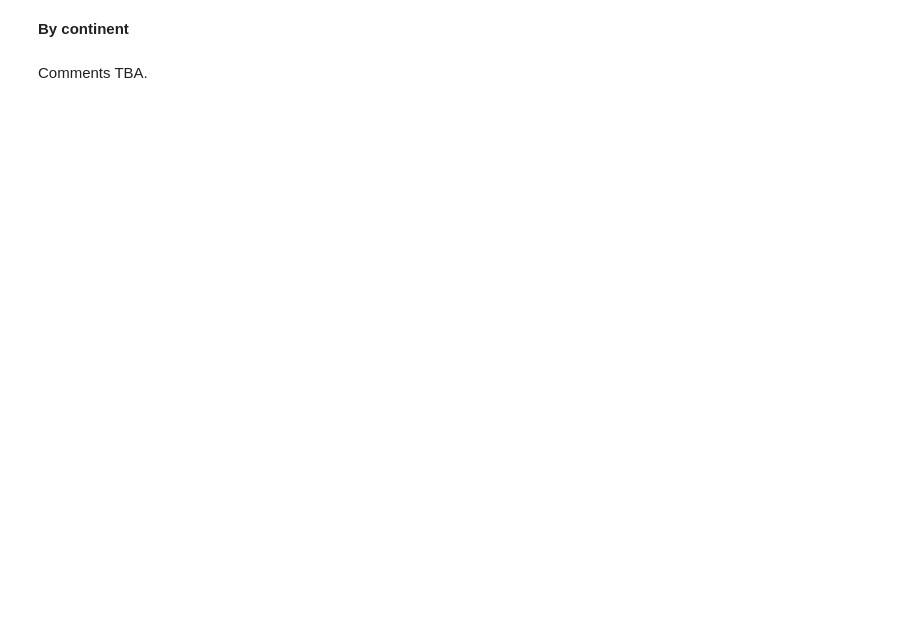
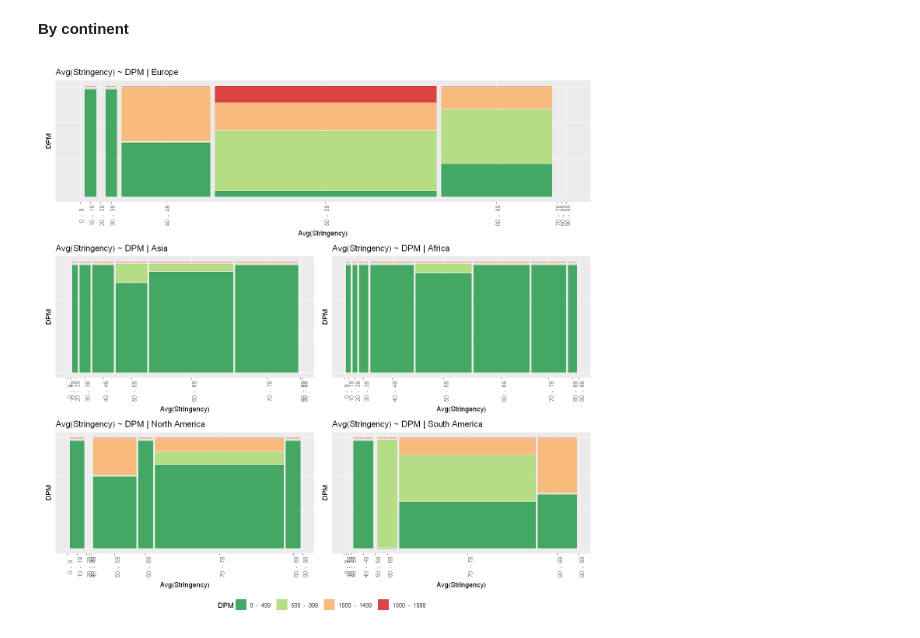
Before and after one commit to marti-1/covid19_lockdown, a Jupyter notebook: Global.ipynb, the cells around one changed output. Saved outputs shown, nothing was run; the diff lists cells and outputs as text; code cells hidden in the pictures; blank space fills up the shorter version.

```diff
--- a/Global.ipynb
+++ b/Global.ipynb
@@ -86,19 +130,19 @@ Comments TBA.
 # %% [markdown]
 **By continent**
 # %%
-p1 = stringency_vs_dpm_plot(data$avgsi_vs_dpm %>%
-                              filter(continent=='Europe'), title='Avg(Stringency) ~ DPM | Europe')
-p2 = stringency_vs_dpm_plot(data$avgsi_vs_dpm %>%
-                              filter(continent=='Asia'), title='Avg(Stringency) ~ DPM | Asia')
-p3 = stringency_vs_dpm_plot(data$avgsi_vs_dpm %>%
-                              filter(continent=='Africa'), title='Avg(Stringency) ~ DPM | Africa')
-p4 = stringency_vs_dpm_plot(data$avgsi_vs_dpm %>%
-                              filter(continent=='North America'), title='Avg(Stringency) ~ DPM | North America')
-p5 = stringency_vs_dpm_plot(data$avgsi_vs_dpm %>%
-                              filter(continent=='South America'), title='Avg(Stringency) ~ DPM | South America')
+p1 = stringency_vs_dpm_plot(data$avg_si_vs_dpm %>%
+                              filter(continent=='Europe')) + labs(title='Avg(Stringency) ~ DPM | Europe')
+p2 = stringency_vs_dpm_plot(data$avg_si_vs_dpm %>%
+                              filter(continent=='Asia')) + labs(title='Avg(Stringency) ~ DPM | Asia')
+p3 = stringency_vs_dpm_plot(data$avg_si_vs_dpm %>%
+                              filter(continent=='Africa')) + labs(title='Avg(Stringency) ~ DPM | Africa')
+p4 = stringency_vs_dpm_plot(data$avg_si_vs_dpm %>%
+                              filter(continent=='North America')) + labs(title='Avg(Stringency) ~ DPM | North America')
+p5 = stringency_vs_dpm_plot(data$avg_si_vs_dpm %>%
+                              filter(continent=='South America')) + labs(title='Avg(Stringency) ~ DPM | South America')
 
 options(repr.plot.width = 12, repr.plot.height=12)
 combined <- p1 / (p2+p3) / (p4 + p5) & theme(legend.position = "bottom")
 combined + plot_layout(guides = "collect")
+# %% [output]
+[figure, added]
-# %% [markdown]
-Comments TBA.
```
Also changed, not shown: parts of 15 cells of this notebook, 2 other files.
